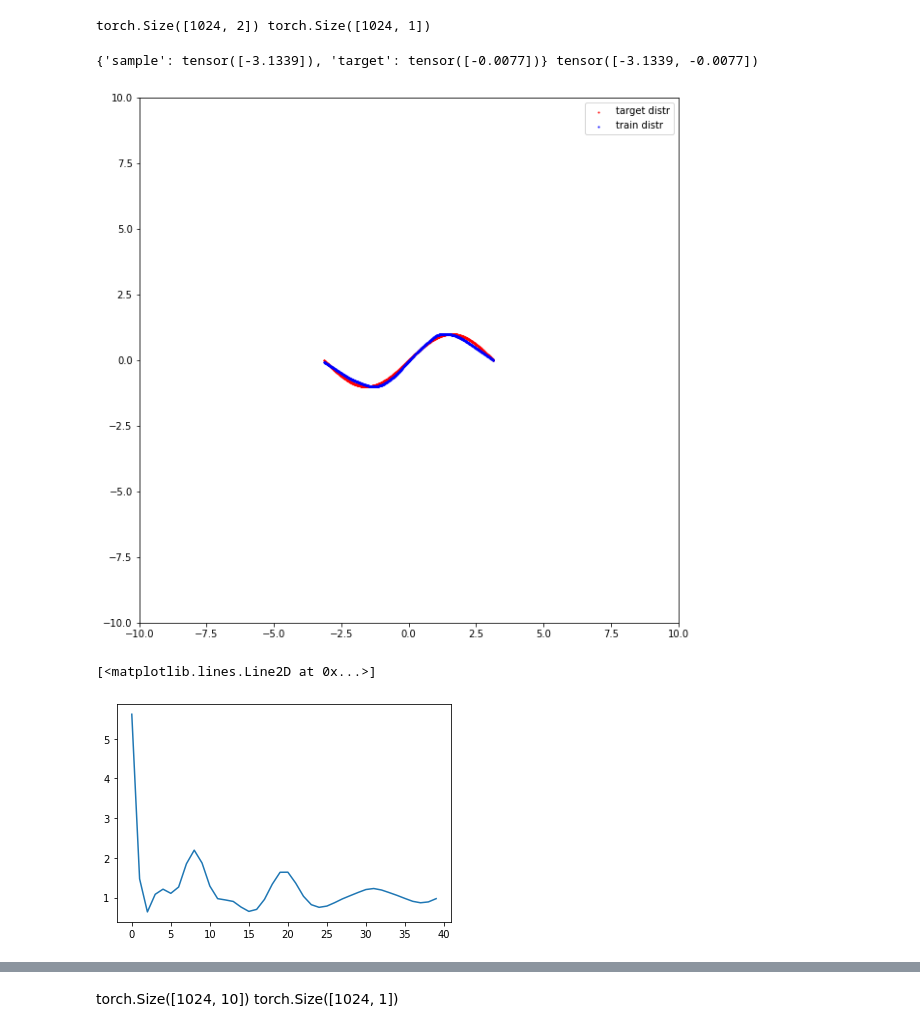
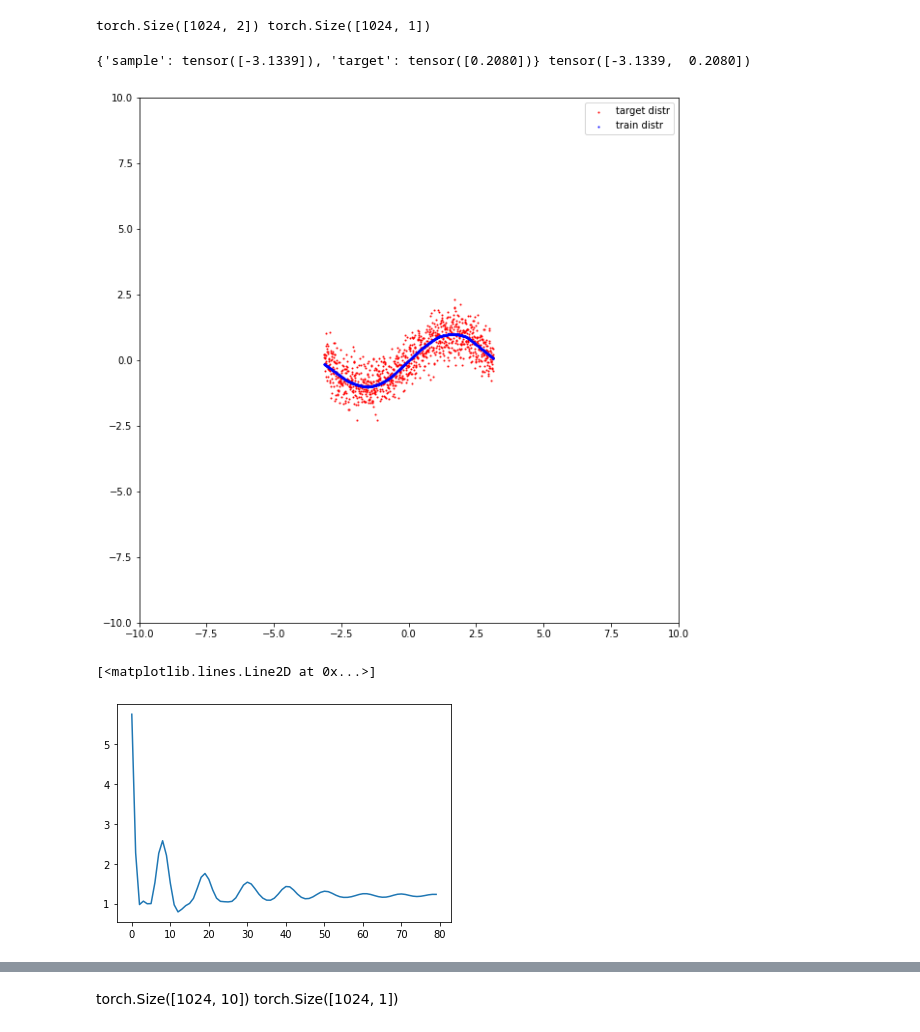
Before and after one commit to levhojoyan/Sirius2021, a Jupyter notebook: NeuralWithWeights.ipynb, the cells around one changed output, grey strips where cells are left out. Saved outputs shown, nothing was run; the diff lists cells and outputs as text; code cells hidden in the pictures.

```diff
--- a/NeuralWithWeights.ipynb
+++ b/NeuralWithWeights.ipynb
@@ -30,10 +30,11 @@ sample_size = 1024
 batch_size = 1024
 # x_s = torch.empty(sample_size).normal_(mean=0,std=1).unsqueeze(1)
 x_s = torch.linspace(-3.14, 3.14, sample_size).unsqueeze(1)
-noise_s = torch.empty(sample_size).normal_(mean=0,std=1)
+noise_s = torch.empty(sample_size).normal_(mean=0,std=0.5).unsqueeze(1)
 
-print(x_s.shape)
-f_s = torch.sin(x_s) # + noise_s
+print(x_s.shape, noise_s.shape)
+real_function_values = torch.sin(x_s)
+f_s = real_function_values + noise_s
 
 sample_2d = torch.cat((x_s, f_s), dim=-1)
 
@@ -68,7 +74,7 @@ torch.Size([1024, 2]) torch.Size([1024, 1])
 # %%
 print(our_dataset.__getitem__(1), sample_2d[1])
 # %% [output]
-{'sample': tensor([-3.1339]), 'target': tensor([-0.0077])} tensor([-3.1339, -0.0077])
+{'sample': tensor([-3.1339]), 'target': tensor([0.2080])} tensor([-3.1339,  0.2080])
 # %%
 class Model(nn.Module):
     def __init__(self):
@@ -94,45 +100,45 @@ optimizer = torch.optim.Adam(model.parameters(), lr=0.01)
 mses = []
 
 i = 0
-for epoch in range(40):
+for epoch in range(60):
   for batch in tqdm(dataloader): # берем батч из трейн лоадера
       x_train = batch['sample']
       y_train = batch['target']
 
       # print(x_train.shape, y_train.shape)
       y_pred = model(x_train) # делаем предсказания
       loss = torch.nn.MSELoss()(y_pred, y_train) # считаем лосс
       loss.backward() # считаем градиенты обратным проходом
       optimizer.step() # обновляем параметры сети
       optimizer.zero_grad() # обнуляем посчитанные градиенты параметров
       i += 1
 
 
       total_pred = model(x_s.unsqueeze(1))
       total_pred.detach_()
 
       mse = torch.nn.MSELoss()(f_s, total_pred)
       mses.append(mse)
 
       if i % 10 == 0:
         # plot pdfs
         clear_output(True)
 
         plt.figure(figsize=(10, 10))
 
         # print(x_s.shape, total_pred.shape)
 
         plot_2d_dots(sample_2d, color='r', label='target distr')
         plot_2d_dots(torch.cat((x_s.unsqueeze(1), total_pred), 1), color='b', label='train distr')
         plt.legend()
         plt.show()
 # %% [output]
-[figure, old version]
+[figure, new version]
 # %%
 plt.plot(mses)
 # %% [output]
 [<matplotlib.lines.Line2D at 0x...>]
-[figure, old version]
+[figure, new version]
 # %%
 class ModelWithWeighted(nn.Module):
     def __init__(self):
```
Also changed, not shown: parts of 15 cells of this notebook.
